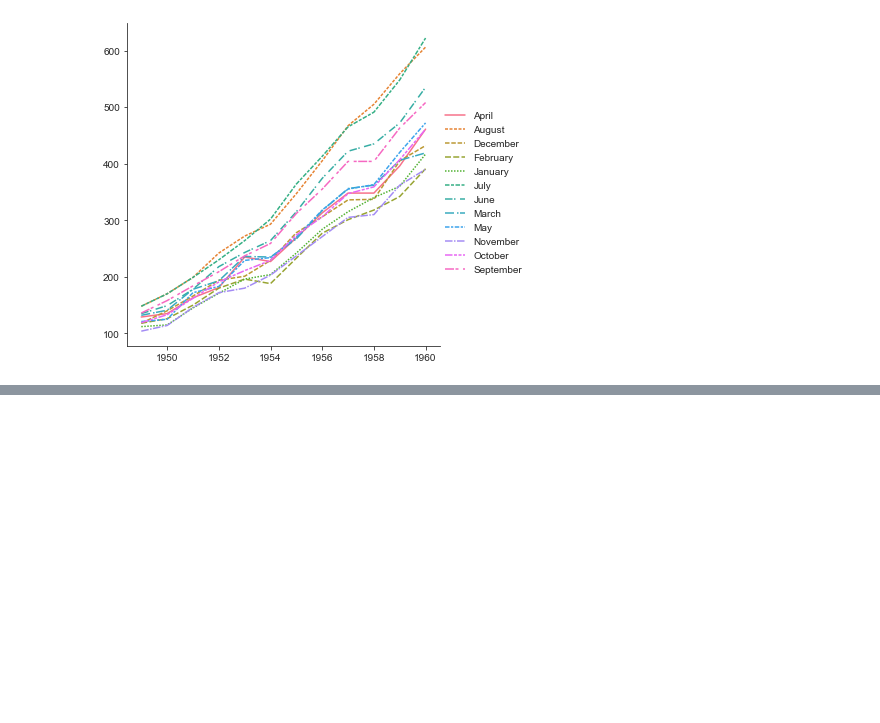
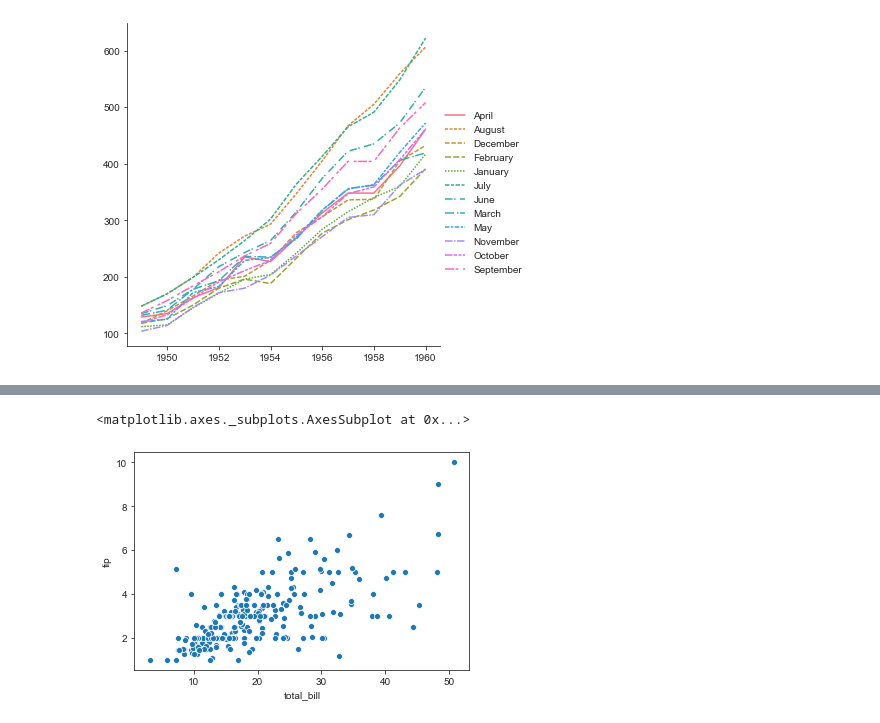
Before and after one commit to Crystal-girl/learning-seaborn, a Jupyter notebook: API Learning.ipynb, the cells around one changed output, grey strips where cells are left out. Saved outputs shown, nothing was run; the diff lists cells and outputs as text; code cells hidden in the pictures; blank space fills up the shorter version.

```diff
--- a/API Learning.ipynb
+++ b/API Learning.ipynb
@@ -254,0 +261,7 @@ sns.relplot(data=flights_wide, dashes=dashes, kind='line') # 针对参考代码
+# %%
+# Passing long-form data and assigning x and y will draw a scatter plot between two variables.
+# 指定 参数 x 与 参数 y，绘制散点图。
+sns.scatterplot(data=tips, x='total_bill', y='tip')
+# %% [output]
+<matplotlib.axes._subplots.AxesSubplot at 0x...>
+[figure, added]
```
Also changed, not shown: parts of 17 cells of this notebook.
